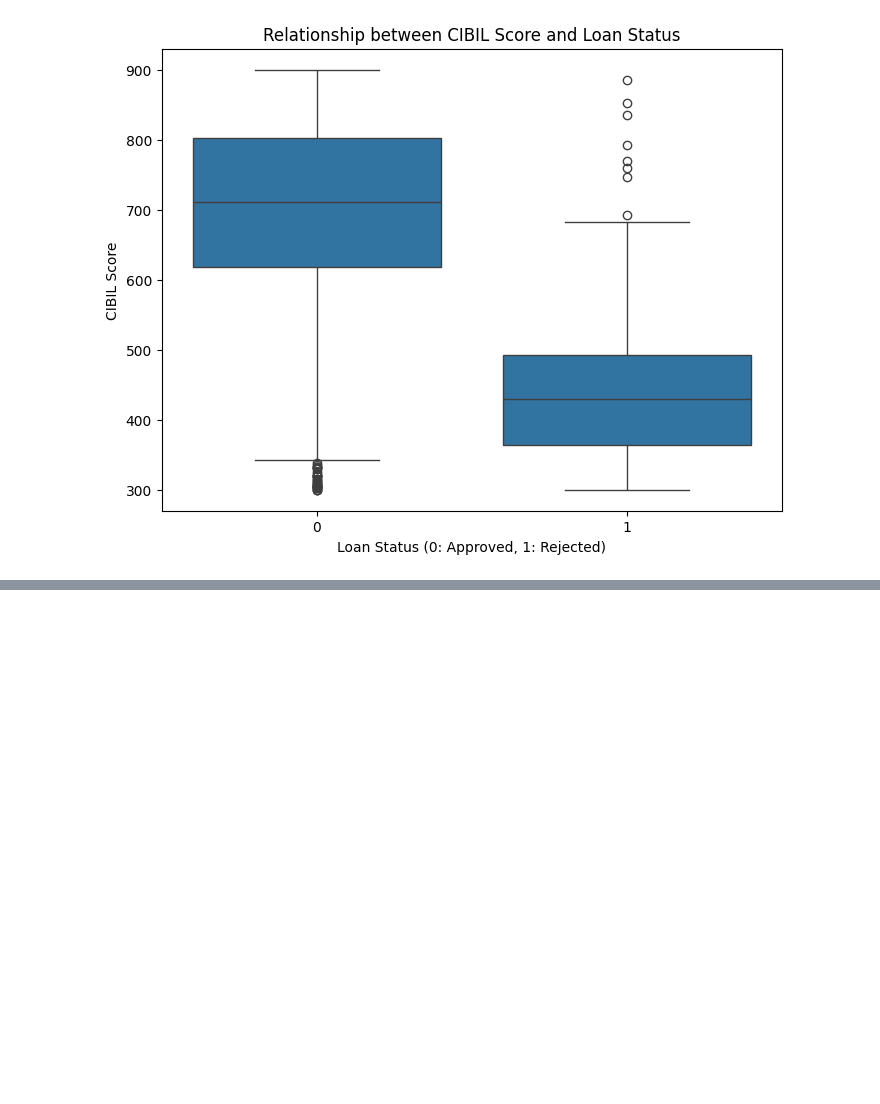
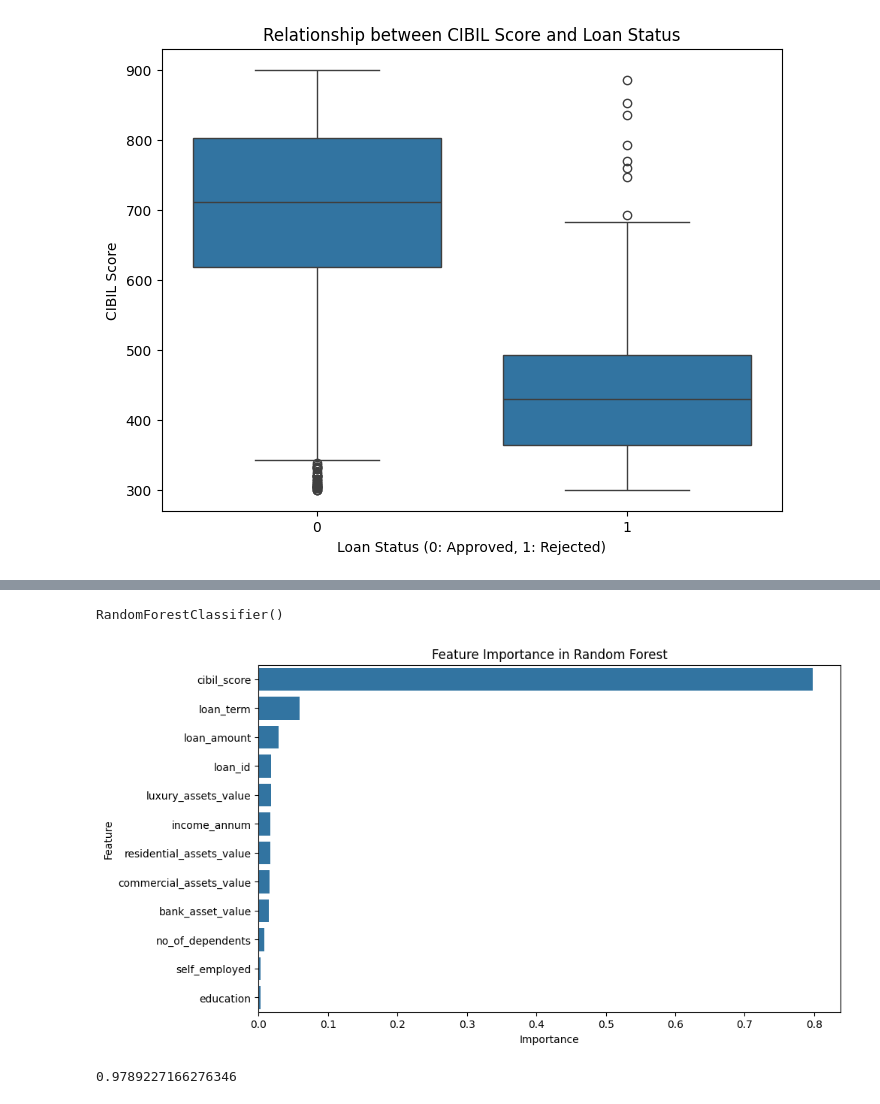
Before and after one commit to varshamqa/AIML_Practice_Repo_VSC1, a Jupyter notebook: ML_Project1.ipynb, the cells around one changed output, grey strips where cells are left out. Cells and saved outputs as stored; diff of their text form; code cells hidden in the pictures; blank space fills up the shorter version.

```diff
--- a/ML_Project1.ipynb
+++ b/ML_Project1.ipynb
@@ -240,0 +271,20 @@ recall_score(y_test, prediction)
+# %%
+#Random Forest
+rf_model = RandomForestClassifier()
+rf_model.fit(x_train, y_train)
+# %% [output]
+RandomForestClassifier()
+# %%
+feature_importances_df = pd.DataFrame({'Feature': data.columns[:-1], 'Importance': rf_model.feature_importances_})
+feature_importances_df = feature_importances_df.sort_values(by='Importance', ascending=False)
+# %%
+plt.figure(figsize=(10, 6))
+sns.barplot(x='Importance', y='Feature', data=feature_importances_df)
+plt.title('Feature Importance in Random Forest')
+plt.show()
+# %% [output]
+[figure, added]
+# %%
+print(accuracy_score(y_test, rf_model.predict(x_test)))
+# %% [output]
+0.9789227166276346
```
Also changed, not shown: parts of 49 cells of this notebook.
